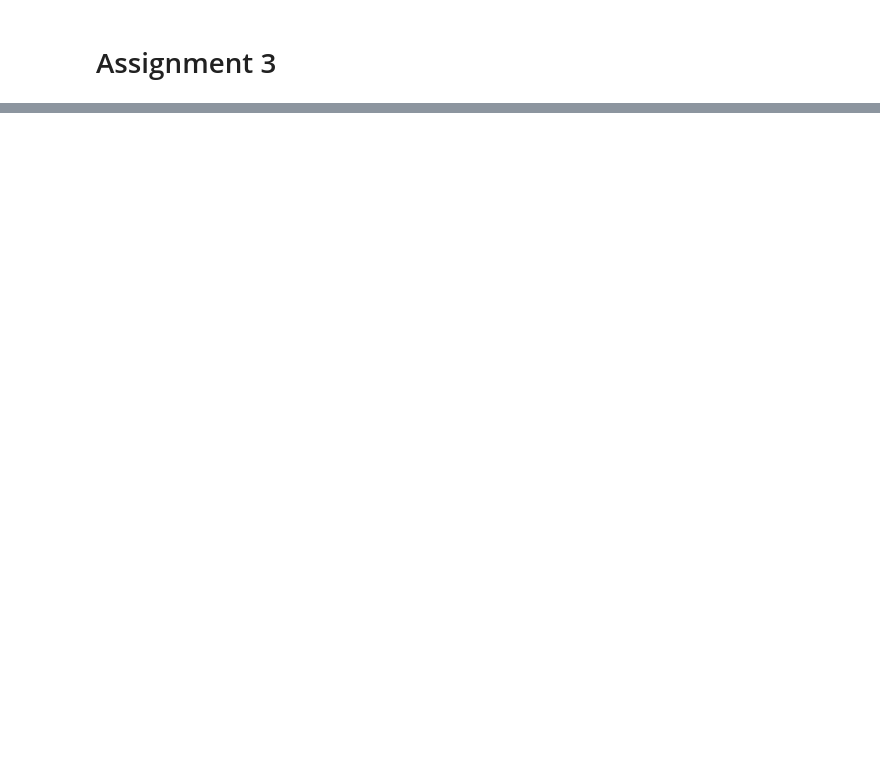
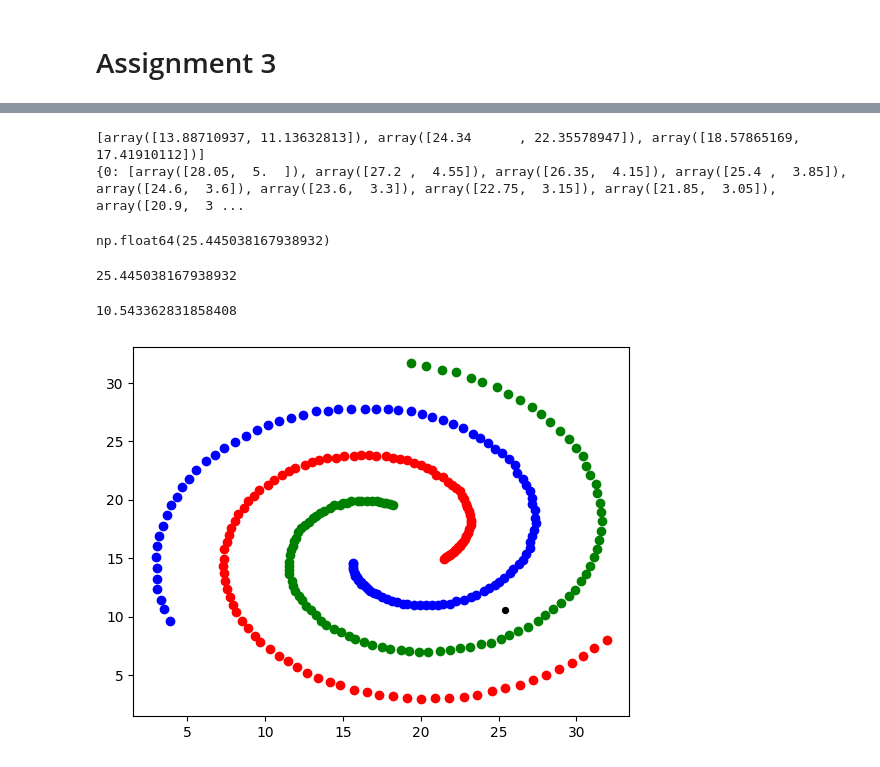
Before and after one commit to natalie2nguyen/ML_Assignment3, a Jupyter notebook: assignment3.ipynb, the cells around one changed output, grey strips where cells are left out. Saved outputs shown, nothing was run; the diff lists cells and outputs as text; code cells hidden in the pictures; blank space fills up the shorter version.

```diff
--- a/assignment3.ipynb
+++ b/assignment3.ipynb
@@ -16,0 +57,61 @@ df.head()
+# %%
+import random
+import numpy as np
+
+def df_to_list():
+    return list(df.drop(columns=['Class']).values)
+
+def choose_centroids(data, k):
+    # choose random centroids
+    return random.sample(data, k)
+
+def assign_clusters(data,centroids):
+    k = len(centroids)
+    clusters = {}
+
+    for i in range(k):
+        clusters[i] = []
+
+    for point in data:
+        euclid_distance = []
+        for i in range(k):
+            euclid_distance.append(np.linalg.norm(np.array(point) - np.array(centroids[i])))
+        clusters[euclid_distance.index(min(euclid_distance))].append(point)
+
+    return clusters
+
+def recalculate_centroids(clusters, centroids, k ):
+    for i in range(k):
+        centroids[i] = np.mean(clusters[i],axis=0)
+    return centroids
+
+for i in range(300):
+    data = df_to_list()
+    centroids = choose_centroids(data,3)
+    clusters = assign_clusters(data, centroids)
+    solution = recalculate_centroids(clusters, centroids, 3)
+print(centroids)
+print(clusters)
+# %% [output]
+[array([13.88710937, 11.13632813]), array([24.34      , 22.35578947]), array([18.57865169, 17.41910112])]
+{0: [array([28.05,  5.  ]), array([27.2 ,  4.55]), array([26.35,  4.15]), array([25.4 ,  3.85]), array([24.6,  3.6]), array([23.6,  3.3]), array([22.75,  3.15]), array([21.85,  3.05]), array([20.9,  3 ...
+# %%
+centroids[0]
+# %% [output]
+np.float64(25.445038167938932)
+# %%
+float(centroids[0])
+# %% [output]
+25.445038167938932
+# %%
+float(centroids[1])
+# %% [output]
+10.543362831858408
+# %%
+plt.scatter(class_1_df['x'], class_1_df['y'], color='g')
+plt.scatter(class_2_df['x'], class_2_df['y'], color='b')
+plt.scatter(class_3_df['x'], class_3_df['y'], color='r')
+plt.scatter(float(centroids[0]), float(centroids[1]), float(centroids[2]), color='black')
+plt.show()
+# %% [output]
+[figure, added]
```
Also changed, not shown: parts of 5 cells of this notebook, 2 other files.
